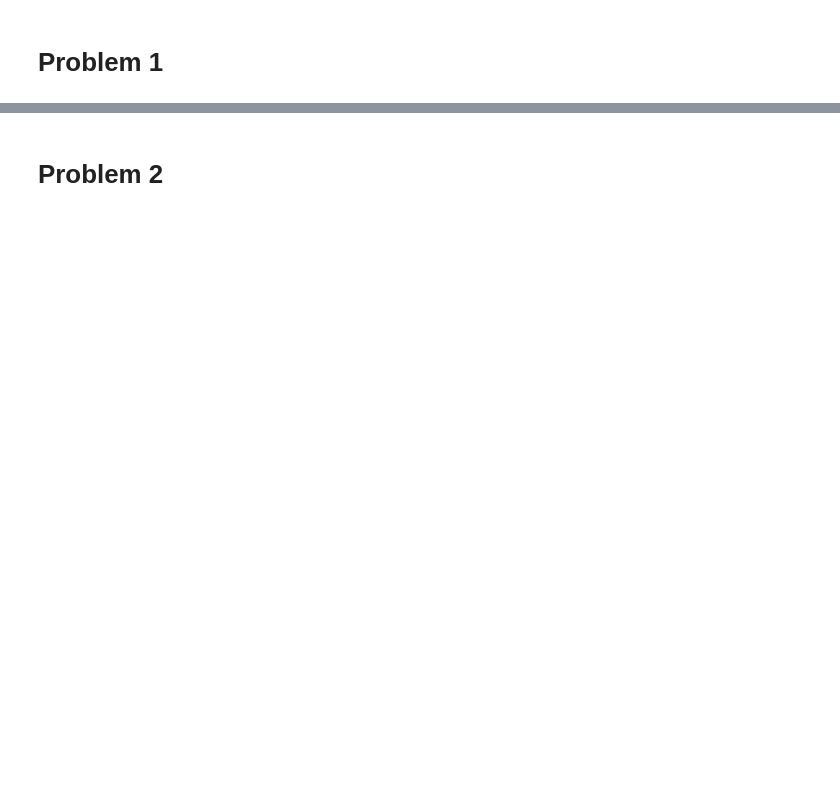
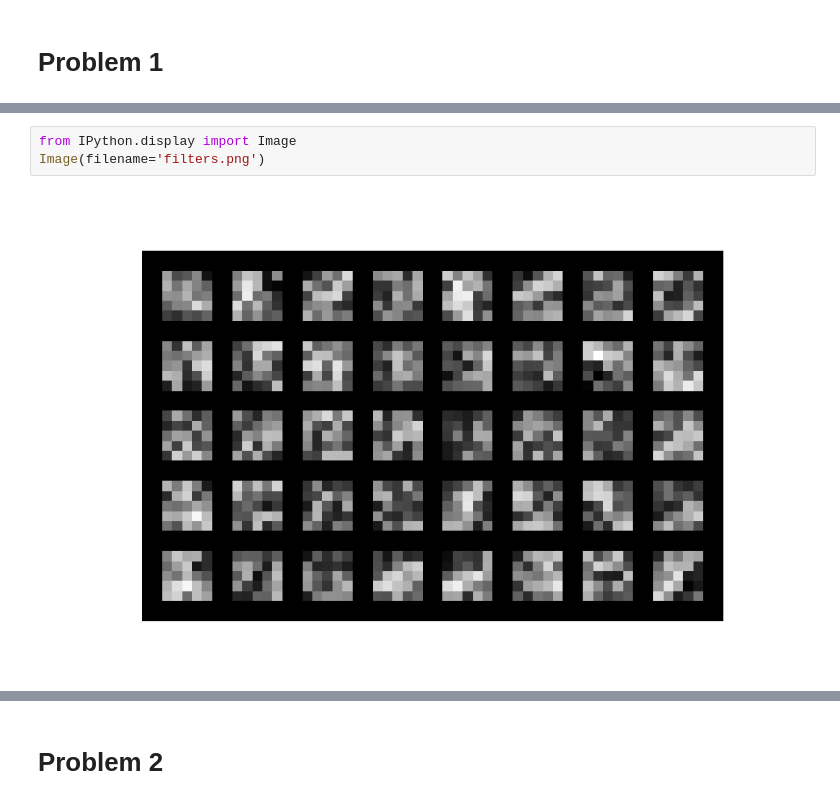
Before and after one commit to vsocrates/deeplearning_cpsc663, a Jupyter notebook: Assignment_4/socratesv_assignment4.ipynb, the cells around one changed output, grey strips where cells are left out. Saved outputs shown, nothing was run; the diff lists cells and outputs as text; blank space fills up the shorter version.

```diff
--- a/Assignment_4/socratesv_assignment4.ipynb
+++ b/Assignment_4/socratesv_assignment4.ipynb
@@ -2,0 +68,5 @@
+# %%
+from IPython.display import Image
+Image(filename='filters.png')
+# %% [output]
+[figure, added]
```
Also changed, not shown: parts of 48 cells of this notebook, 18 other files.
